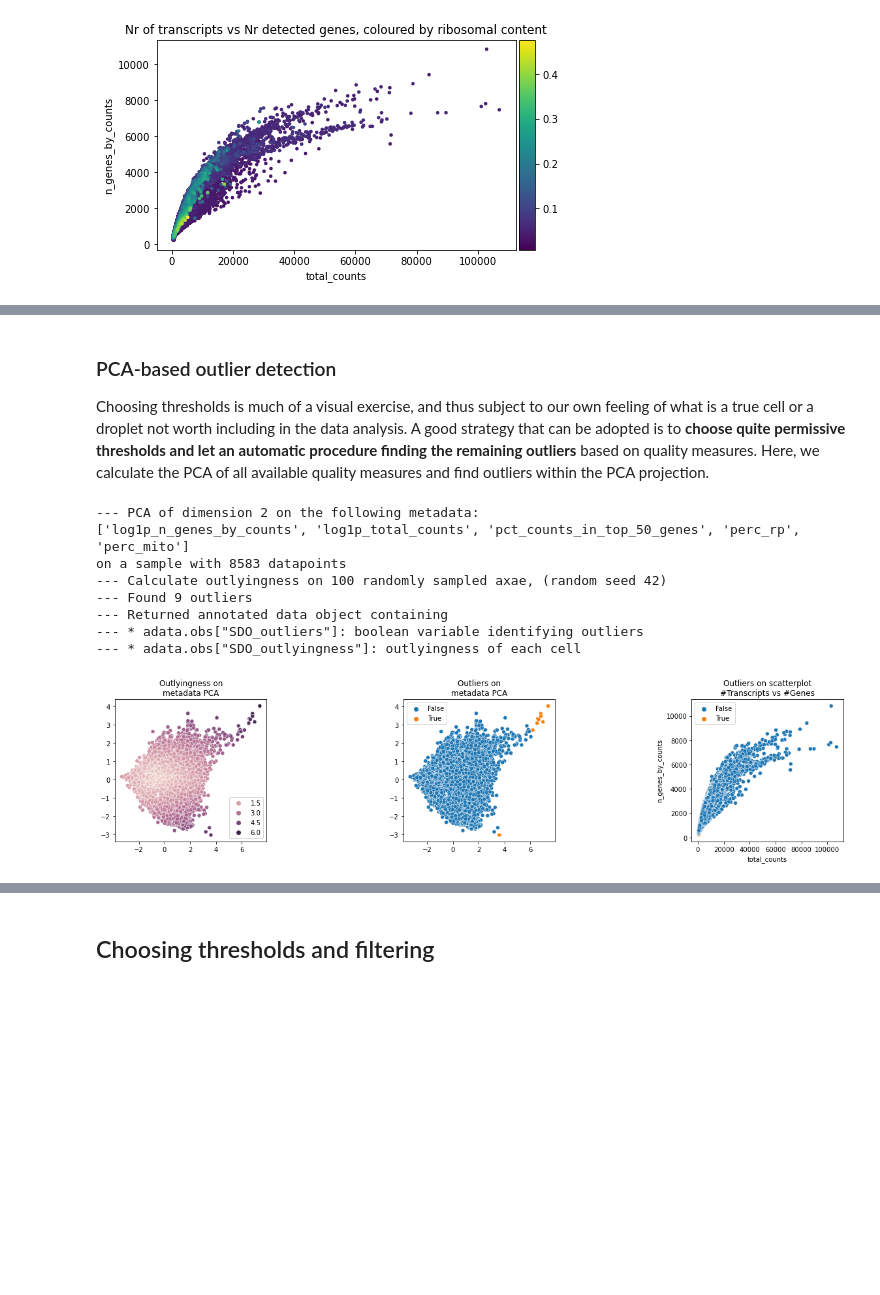
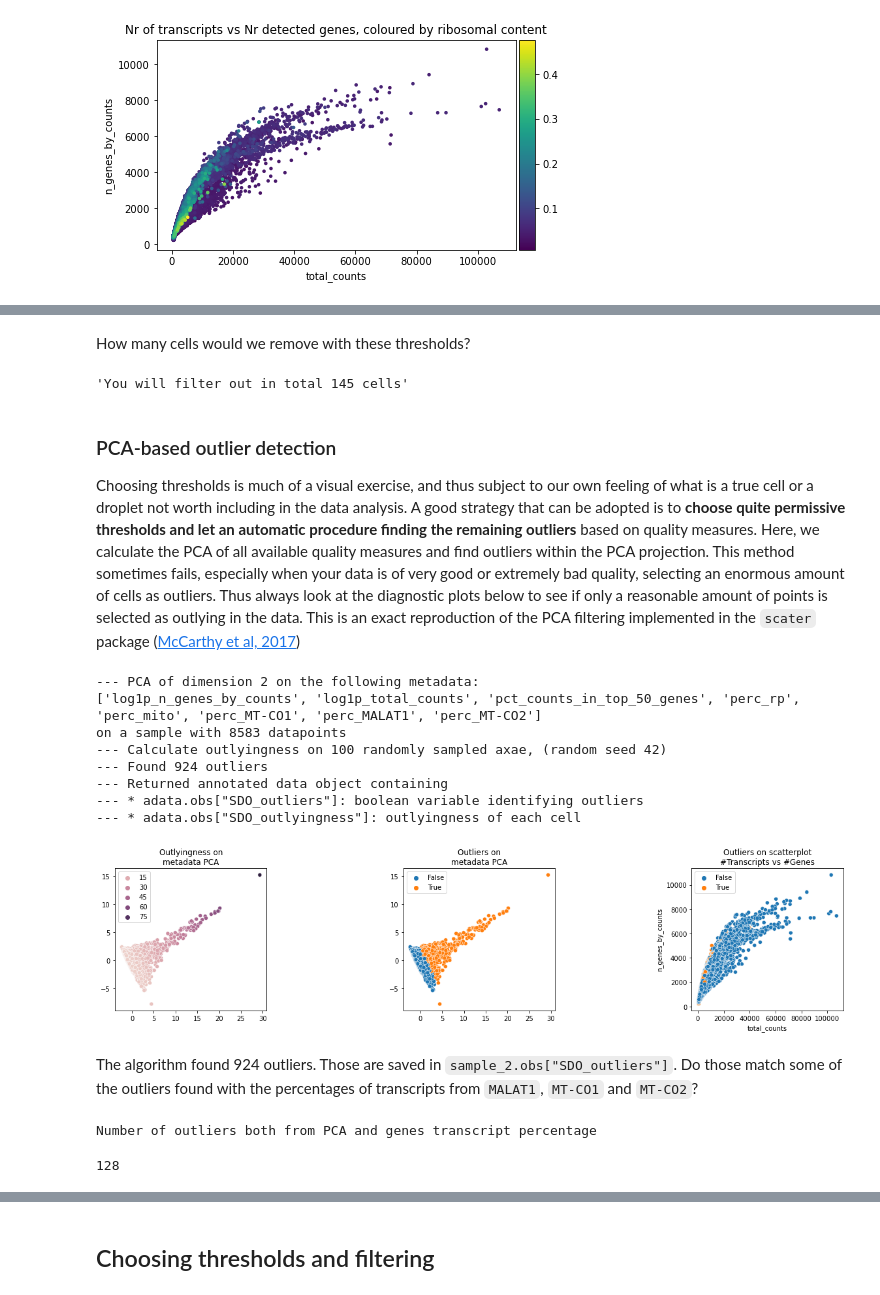
Before and after one commit to hds-sandbox/scRNASeq_course, a Jupyter notebook: Notebooks/Python/Part02_filtering_sample2.ipynb, the cells around one changed output, grey strips where cells are left out. Saved outputs shown, nothing was run; the diff lists cells and outputs as text; code cells hidden in the pictures; blank space fills up the shorter version.

```diff
--- a/Notebooks/Python/Part02_filtering_sample2.ipynb
+++ b/Notebooks/Python/Part02_filtering_sample2.ipynb
@@ -120,0 +175,9 @@ The two bidimensional plots above suggest that many cells with less than 2000 de
+# %%
+perc_malat = np.sum( sample_2[:,'MALAT1'].X, 1 ) / np.sum( sample_2.X, 1 )
+sample_2.obs['perc_MALAT1'] = perc_malat.copy()
+
+perc_malat = np.sum( sample_2[:,'MT-CO1'].X, 1 ) / np.sum( sample_2.X, 1 )
+sample_2.obs['perc_MT-CO1'] = perc_malat.copy()
+
+perc_malat = np.sum( sample_2[:,'MT-CO2'].X, 1 ) / np.sum( sample_2.X, 1 )
+sample_2.obs['perc_MT-CO2'] = perc_malat.copy()
@@ -120,0 +186,18 @@ The two bidimensional plots above suggest that many cells with less than 2000 de
+# %%
+fig, ax = plt.subplots(1,3, figsize=(18,4))
+
+#some thresholds based on the plots below
+MALAT1_THR = 0.15
+MTCO1_THR = 0.05
+MTCO2_THR = 0.03
+
+#ax.set_title('Top genes in terms of percentage of transcripts explained in each cell')
+ax[0].set_title('Pct MALAT1 vs Genes per cell')
+fig1 = sns.scatterplot( x=sample_2.obs['perc_MALAT1'], y=sample_2.obs['n_genes_by_counts'], ax=ax[0] )
+fig1.axvline(x=MALAT1_THR, lw=3, c='r')
+ax[1].set_title('Pct MT-CO1 vs Genes per cell')
+fig2 = sns.scatterplot( x=sample_2.obs['perc_MT-CO1'], y=sample_2.obs['n_genes_by_counts'], ax=ax[1] )
+fig2.axvline(x=MTCO1_THR, lw=3, c='r')
+ax[2].set_title('Pct MT-CO2 vs Genes per cell')
+fig3 = sns.scatterplot( x=sample_2.obs['perc_MT-CO2'], y=sample_2.obs['n_genes_by_counts'], ax=ax[2] )
+fig3.axvline(x=MTCO2_THR, lw=3, c='r')
@@ -121,4 +207,17 @@ The two bidimensional plots above suggest that many cells with less than 2000 de
+# %% [markdown]
+How many cells would we remove with these thresholds?
+# %%
+#find droplets above one of the thresholds
+total = (sample_2.obs['perc_MALAT1']>MALAT1_THR)|(sample_2.obs['perc_MT-CO1']>MTCO1_THR)|(sample_2.obs['perc_MT-CO2']>MTCO2_THR)
+
+#save the identifier into the data
+sample_2.obs['genes_threshold_filter'] = pd.Categorical(total).copy()
+# %%
+#count all the cells above thresholds
+f'You will filter out in total {sum(total)} cells'
+# %% [output]
+'You will filter out in total 145 cells'
 # %% [markdown]
 ### PCA-based outlier detection
 
-Choosing thresholds is much of a visual exercise, and thus subject to our own feeling of what is a true cell or a droplet not worth including in the data analysis. A good strategy that can be adopted is to **choose quite permissive thresholds and let an automatic procedure finding the remaining outliers** based on quality measures. Here, we calculate the PCA of all available quality measures and find outliers within the PCA projection.
+Choosing thresholds is much of a visual exercise, and thus subject to our own feeling of what is a true cell or a droplet not worth including in the data analysis. A good strategy that can be adopted is to **choose quite permissive thresholds and let an automatic procedure finding the remaining outliers** based on quality measures. Here, we calculate the PCA of all available quality measures and find outliers within the PCA projection. This method sometimes fails, especially when your data is of very good or extremely bad quality, selecting an enormous amount of cells as outliers. Thus always look at the diagnostic plots below to see if only a reasonable amount of points is selected as outlying in the data. This is an exact reproduction of the PCA filtering implemented in the `scater` package ([McCarthy et al, 2017](https://www.ncbi.nlm.nih.gov/pmc/articles/PMC5408845/))
@@ -127,14 +224,23 @@ Choosing thresholds is much of a visual exercise, and thus subject to our own fe
 # %%
 sample_2 = PCAfiltering(adata=sample_2,
                      obs_subset=['log1p_n_genes_by_counts','log1p_total_counts',
-                                 'pct_counts_in_top_50_genes', 'perc_rp', 'perc_mito'])
+                                 'pct_counts_in_top_50_genes', 'perc_rp', 'perc_mito',
+                                 'perc_MT-CO1', 'perc_MALAT1', 'perc_MT-CO2'])
 # %% [output]
 --- PCA of dimension 2 on the following metadata:
-['log1p_n_genes_by_counts', 'log1p_total_counts', 'pct_counts_in_top_50_genes', 'perc_rp', 'perc_mito']
+['log1p_n_genes_by_counts', 'log1p_total_counts', 'pct_counts_in_top_50_genes', 'perc_rp', 'perc_mito', 'perc_MT-CO1', 'perc_MALAT1', 'perc_MT-CO2']
 on a sample with 8583 datapoints
 --- Calculate outlyingness on 100 randomly sampled axae, (random seed 42)
---- Found 9 outliers
+--- Found 924 outliers
 --- Returned annotated data object containing
 --- * adata.obs["SDO_outliers"]: boolean variable identifying outliers
 --- * adata.obs["SDO_outlyingness"]: outlyingness of each cell
-[figure, old version]
+[figure, new version]
+# %% [markdown]
+The algorithm found 924 outliers. Those are saved in `sample_2.obs["SDO_outliers"]`. Do those match some of the outliers found with the percentages of transcripts from `MALAT1`, `MT-CO1` and `MT-CO2`?
+# %%
+print('Number of outliers both from PCA and genes transcript percentage')
+sum( np.bool8(sample_2.obs["SDO_outliers"]) & np.bool8(sample_2.obs["genes_threshold_filter"]) )
+# %% [output]
+Number of outliers both from PCA and genes transcript percentage
+128
```
Also changed, not shown: parts of 41 cells of this notebook, 2 other files.
